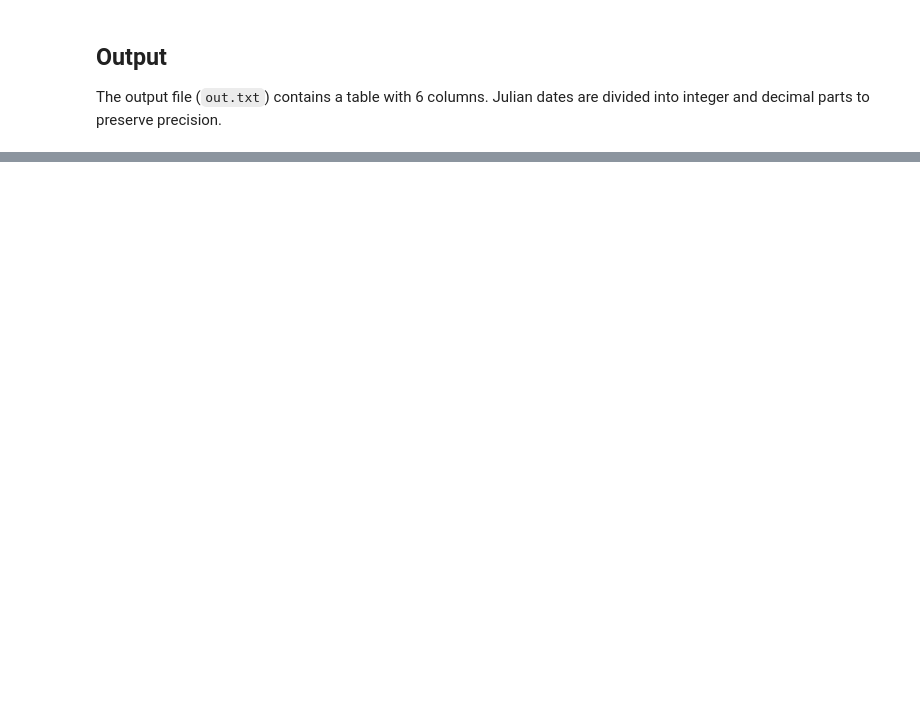
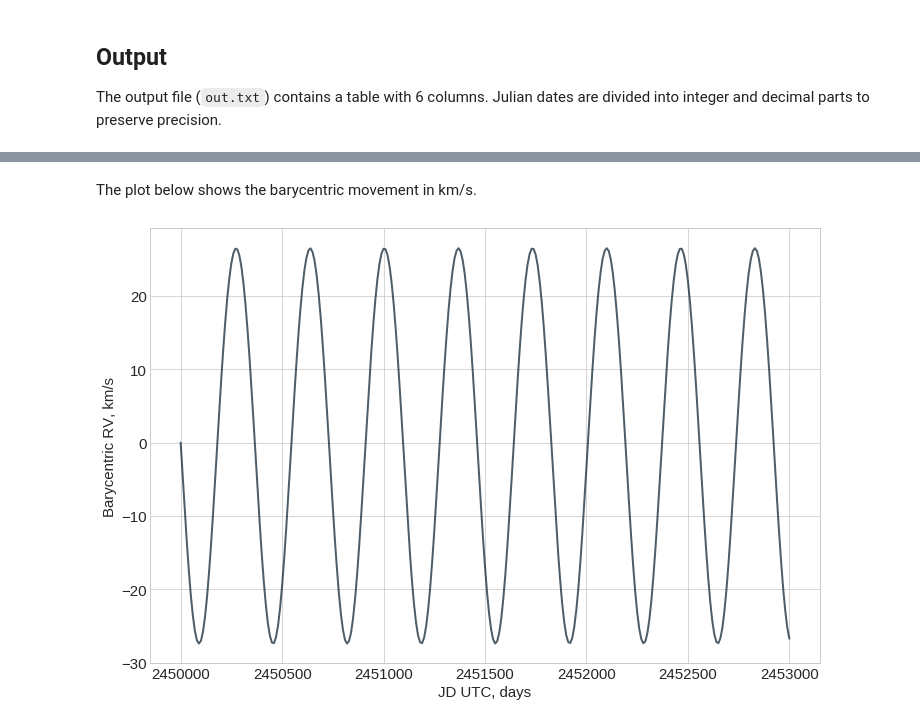
Before and after one commit to phillippro/pexo, a Jupyter notebook: demos/demo-binary.ipynb, the cells around one changed output, grey strips where cells are left out. Cells and saved outputs as stored; diff of their text form; code cells hidden in the pictures; blank space fills up the shorter version.

```diff
--- a/demos/demo-binary.ipynb
+++ b/demos/demo-binary.ipynb
@@ -96,0 +102,9 @@ FileNotFoundError: [Errno 2] No such file or directory: '../results/aCenB-out.tx
+# %% [markdown]
+The plot below shows the barycentric movement in km/s.
+# %%
+from utilities import Plot
+p = Plot("../results/bary-out.txt", factors=(1, 299792.458)).add_plot(xcol=["JDutc1", "JDutc2"], ycol="ZB")
+o=p.axis.set_xlabel("JD UTC, days")
+o=p.axis.set_ylabel("Barycentric RV, km/s")
+# %% [output]
+[figure, added]
```
Also changed, not shown: parts of 2 cells of this notebook, 3 other files.
